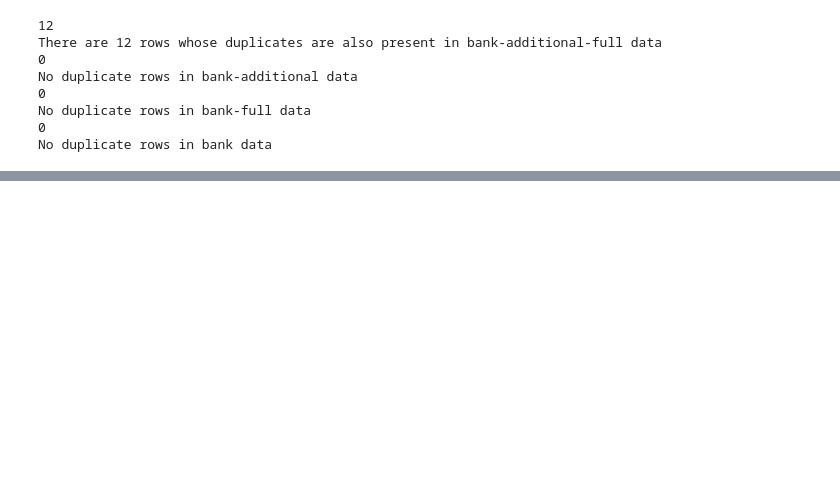
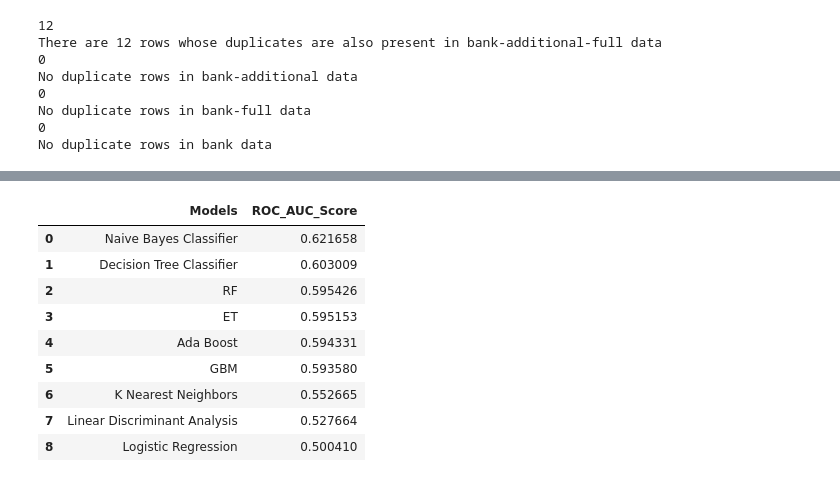
Before and after one commit to Vatsal-2414/Bank-Marketing-Campaign-DSEnthusiasts2021, a Jupyter notebook: Week12_Model_Selection_and_Model_Building_Vatsal_Mandalia.ipynb, the cells around one changed output, grey strips where cells are left out. Saved outputs shown, nothing was run; the diff lists cells and outputs as text; code cells hidden in the pictures; blank space fills up the shorter version.

```diff
--- a/Week12_Model_Selection_and_Model_Building_Vatsal_Mandalia.ipynb
+++ b/Week12_Model_Selection_and_Model_Building_Vatsal_Mandalia.ipynb
@@ -119,0 +124,9 @@ print(categorical_types)
+# %%
+# Creating Feature and Target set
+bk_add_full_copy = bk_add_full
+only_features = [i for i in categorical_types if(i!='y')] # all feature names except target variable
+print(only_features)
+
+# Target and Feature set
+y = bk_add_full.pop('y')
+X = bk_add_full[only_features]
@@ -184,0 +263,17 @@ ROC_AUC score =  0.5958928613877862
+# %%
+simple_roc = pd.DataFrame({'Models':names, 'ROC_AUC_Score':roc_scores})
+ensemble_roc = pd.DataFrame({'Models':names_ensemble, 'ROC_AUC_Score':roc_scores_ensemble})
+
+final_roc = pd.concat([simple_roc, ensemble_roc], ignore_index = True).sort_values('ROC_AUC_Score', ascending = False).reset_index(drop = True)
+display(final_roc)
+# %% [output]
+|  | Models | ROC_AUC_Score |
+| 0 | Naive Bayes Classifier | 0.621658 |
+| 1 | Decision Tree Classifier | 0.603009 |
+| 2 | RF | 0.595426 |
+| 3 | ET | 0.595153 |
+| 4 | Ada Boost | 0.594331 |
+| 5 | GBM | 0.593580 |
+| 6 | K Nearest Neighbors | 0.552665 |
+| 7 | Linear Discriminant Analysis | 0.527664 |
+| 8 | Logistic Regression | 0.500410 |
```
Also changed, not shown: parts of 14 cells of this notebook.
